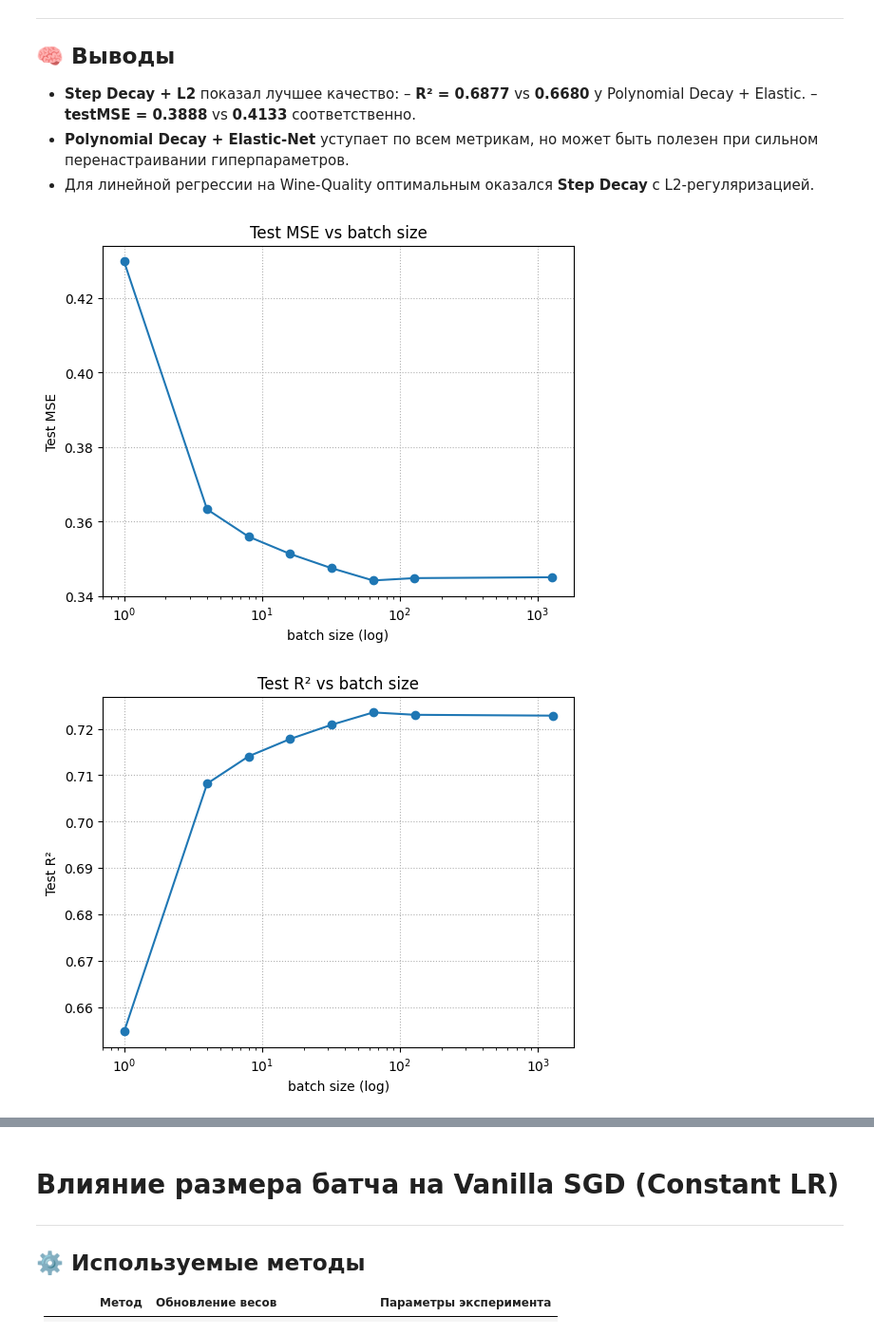
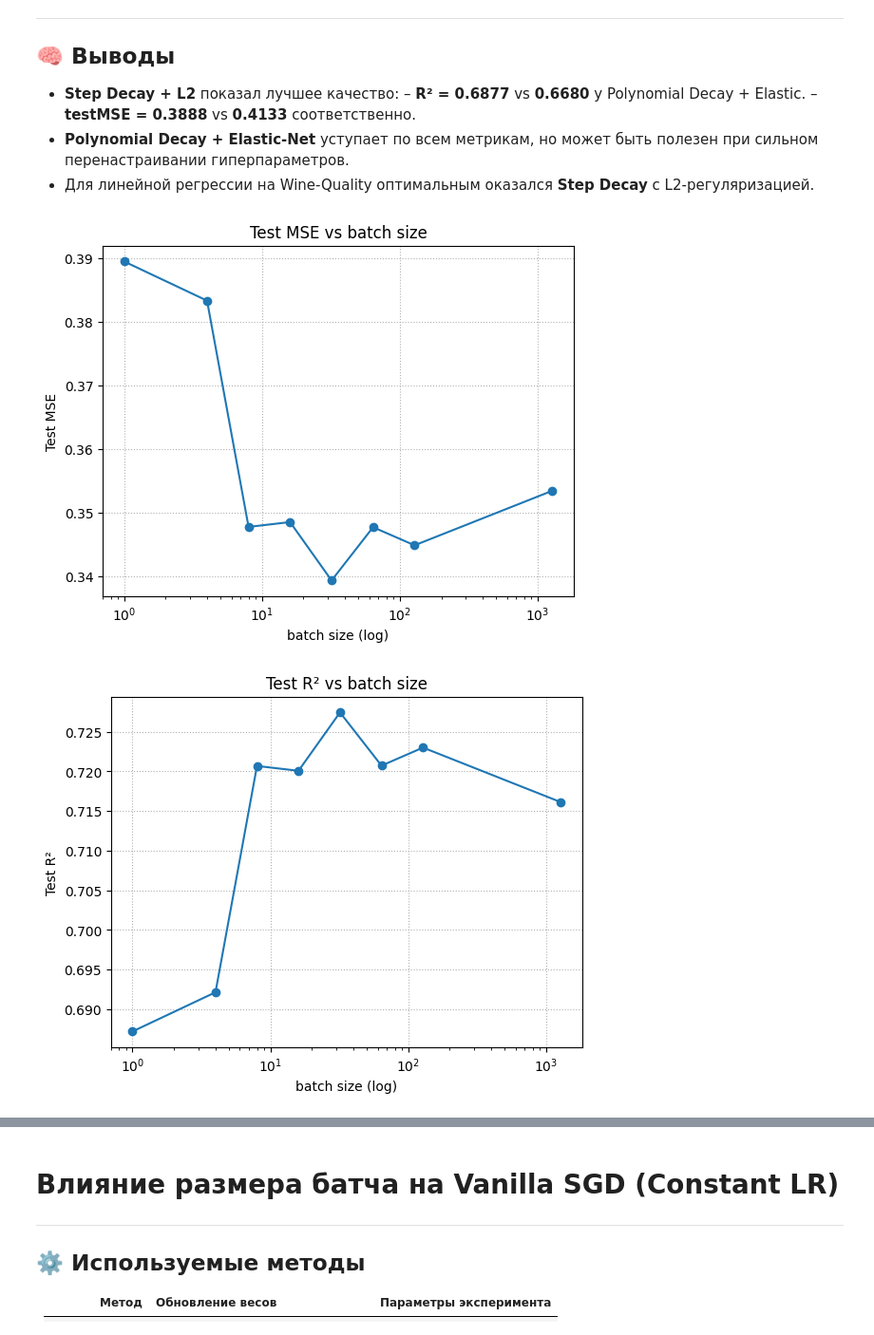
Before and after one commit to bauerexe/lab3, a Jupyter notebook: Task1.ipynb, the cells around one changed output, grey strips where cells are left out. Shown: that part at 95% size. Cells and saved outputs as stored; diff of their text form; code cells hidden in the pictures.

```diff
--- a/Task1.ipynb
+++ b/Task1.ipynb
@@ -122,21 +122,21 @@ R²=                                  0.6877
 # %%
 from experiments.batch_analysis import run_batch_experiments
 from core.schedulers import ConstantScheduler
 import pandas as pd
 
 schedule = ConstantScheduler(lr0=1e-2)
 
 results, figs = run_batch_experiments(
     Xtr_s, ytr, Xte_s, yte,
     batch_sizes=[1, 4, 8, 16, 32, 64, 128, len(Xtr_s)],
     lr_schedule=schedule,
-    epochs=10_000,
+    epochs=1000,
     poly_degree=1,
     plot=True,
 )
 
 df = pd.DataFrame(results).sort_values("batch")
 df
 # %% [output]
-[figure, old version]
+[figure, new version]
-[figure, old version]
+[figure, new version]
```
Also changed, not shown: parts of 2 cells of this notebook, 4 other files.
